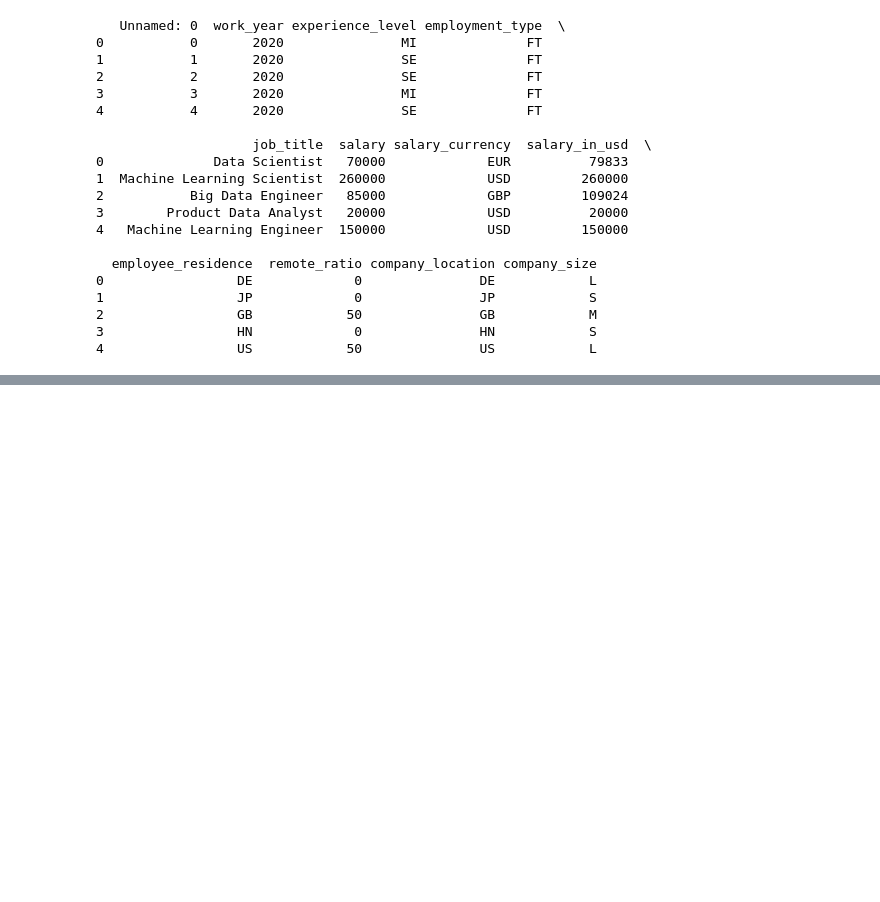
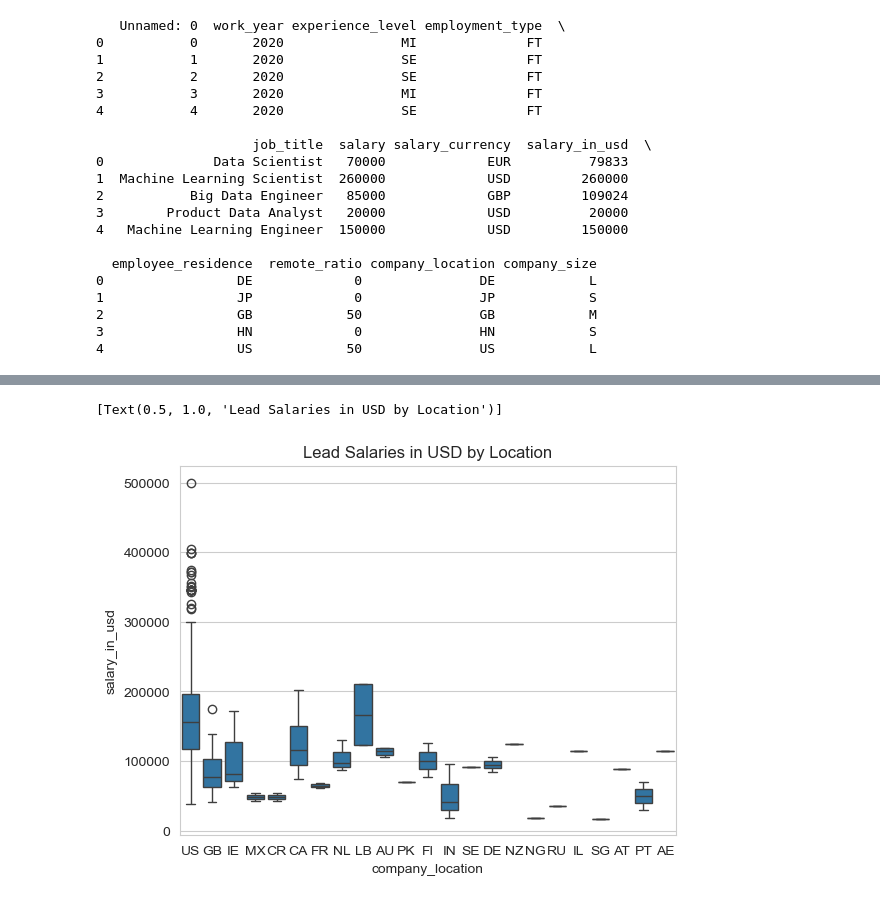
Before and after one commit to CrassSax7/DSE5002_project1, a Jupyter notebook: DSE5002_Project1_cbrookshier.ipynb, the cells around one changed output, grey strips where cells are left out. Drawn from its saved outputs; the diff is of its cells as text; code cells hidden in the pictures; blank space fills up the shorter version.

```diff
--- a/DSE5002_Project1_cbrookshier.ipynb
+++ b/DSE5002_Project1_cbrookshier.ipynb
@@ -171,0 +253,7 @@ sns.boxplot(proj1_salary,x='job_title',y="salary_in_usd", orient="v").set(title=
+# %%
+# Create a boxplot representing the salary_in_usd for the filtered data by company location
+# Though not especially useful - this shows visually shows the clear advantage the US has over most countries.
+sns.boxplot(proj1_20to25_lead,x='company_location',y="salary_in_usd", orient="v").set(title="Lead Salaries in USD by Location")
+# %% [output]
+[Text(0.5, 1.0, 'Lead Salaries in USD by Location')]
+[figure, added]
```
Also changed, not shown: parts of 23 cells of this notebook, 11 other files.
